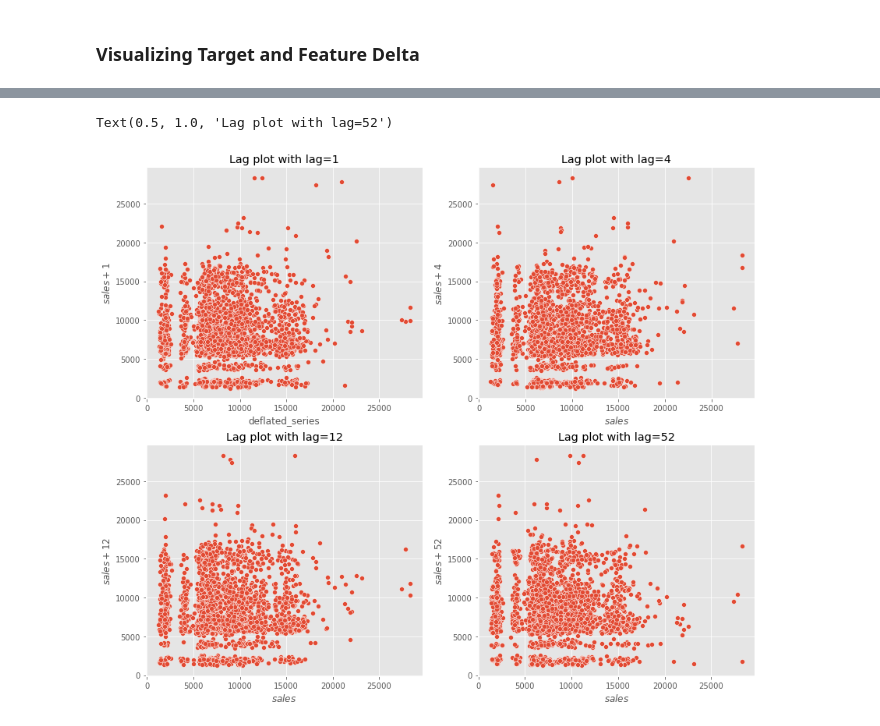
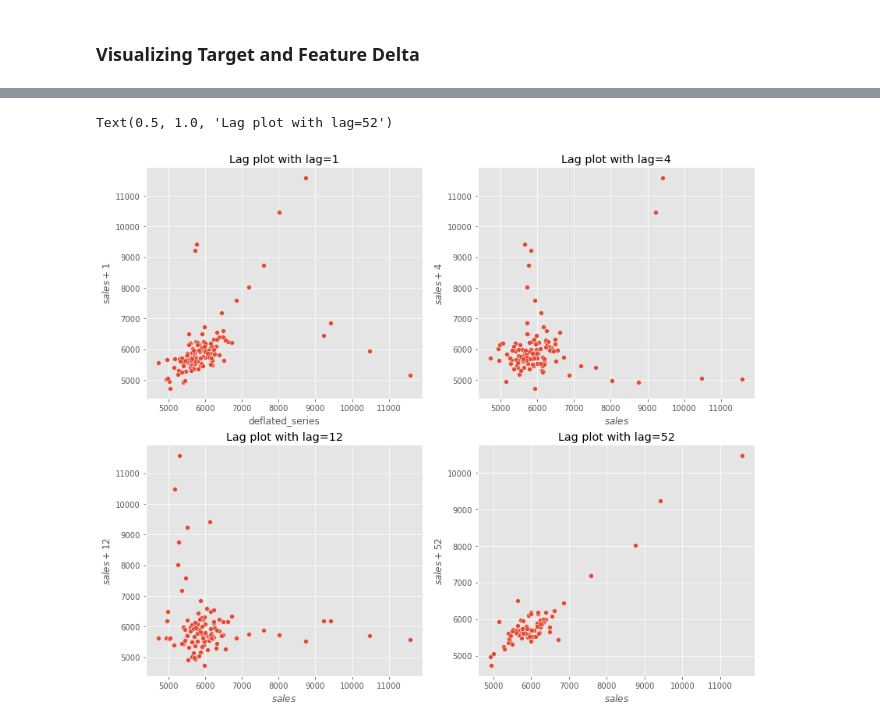
Before and after one commit to Attention-Walmart-Shoppers/capstone, a Jupyter notebook: Alberto Initial Notebook.ipynb, the cells around one changed output, grey strips where cells are left out. Drawn from its saved outputs; the diff is of its cells as text; code cells hidden in the pictures.

```diff
--- a/Alberto Initial Notebook.ipynb
+++ b/Alberto Initial Notebook.ipynb
@@ -232,33 +176,32 @@ Text(0.5, 1.0, 'Lag plot with lag=52')
 # %%
 # Various Target Lag plots
-
 
 plt.figure(figsize=(14, 12)) # (width, height)
 
 plt.subplot(2, 2, 1)
-sns.scatterplot(a.deflated_series, a.deflated_series.shift(-1))
+sns.scatterplot(b.groupby('Date').deflated_series.agg('mean'), b.groupby('Date').deflated_series.agg('mean').shift(-1))
 plt.ylabel('$sales + 1$')
 plt.title('Lag plot with lag=1')
 
 plt.subplot(2, 2, 2)
-sns.scatterplot(a.deflated_series, a.deflated_series.shift(-4))
+sns.scatterplot(b.groupby('Date').deflated_series.agg('mean'), b.groupby('Date').deflated_series.agg('mean').shift(-4))
 plt.xlabel('$sales$')
 plt.ylabel('$sales + 4$')
 plt.title('Lag plot with lag=4')
 
 plt.subplot(2, 2, 3)
-sns.scatterplot(a.deflated_series, a.deflated_series.shift(-12))
+sns.scatterplot(b.groupby('Date').deflated_series.agg('mean'), b.groupby('Date').deflated_series.agg('mean').shift(-12))
 plt.xlabel('$sales$')
 plt.ylabel('$sales + 12$')
 plt.title('Lag plot with lag=12')
 
 plt.subplot(2, 2, 4)
-sns.scatterplot(a.deflated_series, a.deflated_series.shift(-52))
+sns.scatterplot(b.groupby('Date').deflated_series.agg('mean'), b.groupby('Date').deflated_series.agg('mean').shift(-52))
 plt.xlabel('$sales$')
 plt.ylabel('$sales + 52$')
 plt.title('Lag plot with lag=52')
 # %% [output]
 Text(0.5, 1.0, 'Lag plot with lag=52')
-[figure, old version]
+[figure, new version]
 # %%
 # Various Target Lag plots
```
Also changed, not shown: parts of 13 cells of this notebook.
